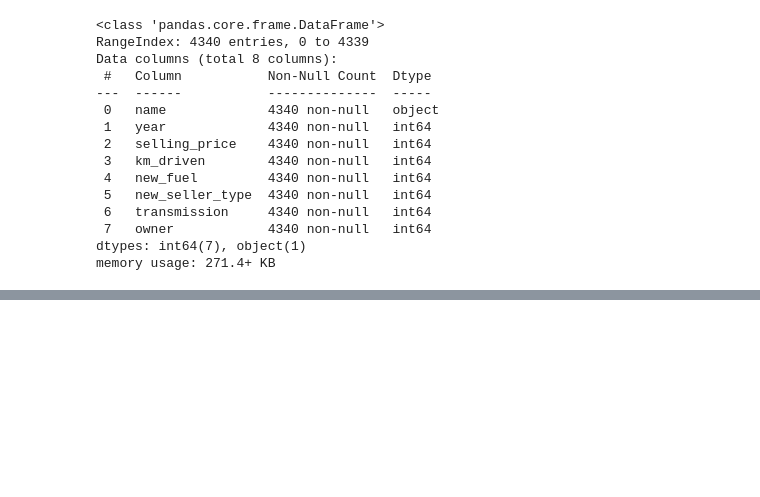
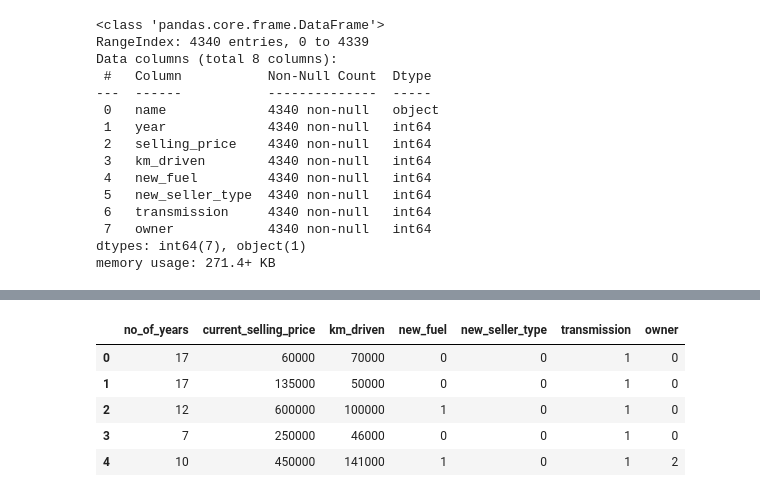
Before and after one commit to sujataprasad01/ML-Price-Prediction-of-Used-Cars-Decision-Tree-, a Jupyter notebook: Decision_Tree_Regression_(Price_Prediction_of_Used_Cars).ipynb, the cells around one changed output, grey strips where cells are left out. Drawn from its saved outputs; the diff is of its cells as text; code cells hidden in the pictures; blank space fills up the shorter version.

```diff
--- a/Decision_Tree_Regression_(Price_Prediction_of_Used_Cars).ipynb
+++ b/Decision_Tree_Regression_(Price_Prediction_of_Used_Cars).ipynb
@@ -420,0 +513,9 @@ memory usage: 271.4+ KB
+# %%
+newdf.head()
+# %% [output]
+|  | no_of_years | current_selling_price | km_driven | new_fuel | new_seller_type | transmission | owner |
+| 0 | 17 | 60000 | 70000 | 0 | 0 | 1 | 0 |
+| 1 | 17 | 135000 | 50000 | 0 | 0 | 1 | 0 |
+| 2 | 12 | 600000 | 100000 | 1 | 0 | 1 | 0 |
+| 3 | 7 | 250000 | 46000 | 0 | 0 | 1 | 0 |
+| 4 | 10 | 450000 | 141000 | 1 | 0 | 1 | 2 |
```
Also changed, not shown: parts of 16 cells of this notebook.
